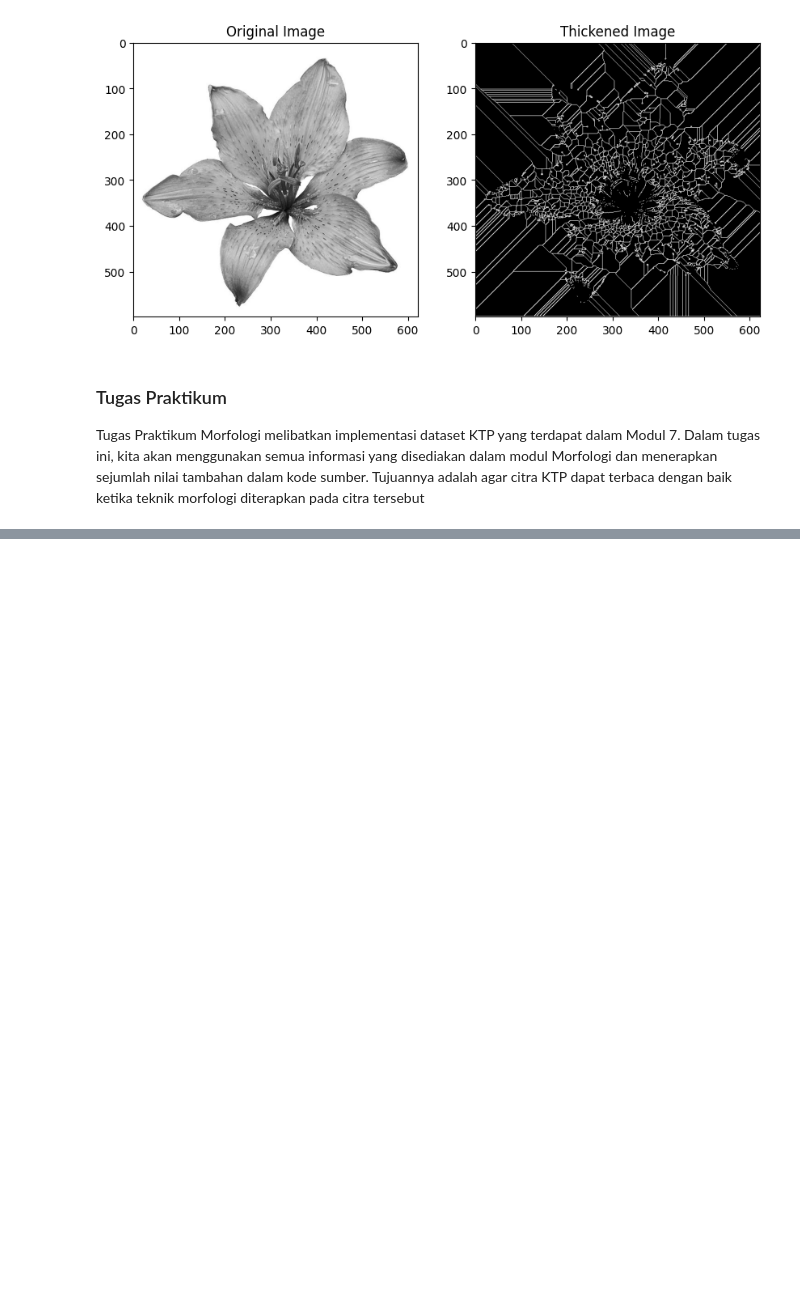
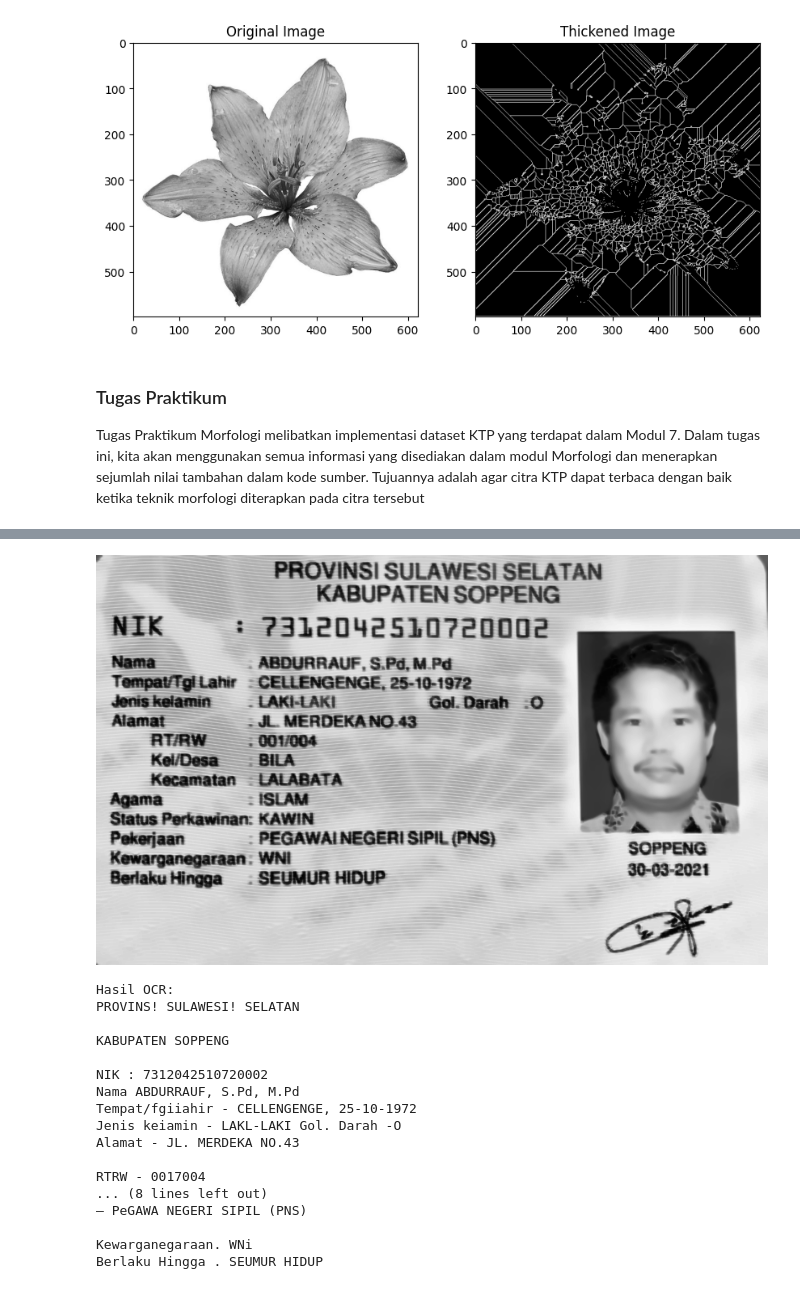
Before and after one commit to izamul/Kelompok-3_PCVK_TI3H_2023, a Jupyter notebook: Week9.ipynb, the cells around one changed output, grey strips where cells are left out. Saved outputs shown, nothing was run; the diff lists cells and outputs as text; code cells hidden in the pictures; blank space fills up the shorter version.

```diff
--- a/Week9.ipynb
+++ b/Week9.ipynb
@@ -621,0 +703,29 @@ tersebut
+# %%
+import pytesseract
+
+# Gunakan pytesseract untuk melakukan OCR pada gambar hasil erosi
+text = pytesseract.image_to_string(erode)
+
+cv2_imshow(erode)
+# Tampilkan hasil OCR
+print("Hasil OCR:")
+print(text)
+# %% [output]
+[figure, added]
+Hasil OCR:
+PROVINS! SULAWESI! SELATAN
+
+KABUPATEN SOPPENG
+
+NIK : 7312042510720002
+Nama ABDURRAUF, S.Pd, M.Pd
+Tempat/fgiiahir - CELLENGENGE, 25-10-1972
+Jenis keiamin - LAKL-LAKI Gol. Darah -O
+Alamat - JL. MERDEKA NO.43
+
+RTRW - 0017004
+... (8 lines left out)
+— PeGAWA NEGERI SIPIL (PNS)
+
+Kewarganegaraan. WNi
+Berlaku Hingga . SEUMUR HIDUP
```
Also changed, not shown: parts of 14 cells of this notebook.
